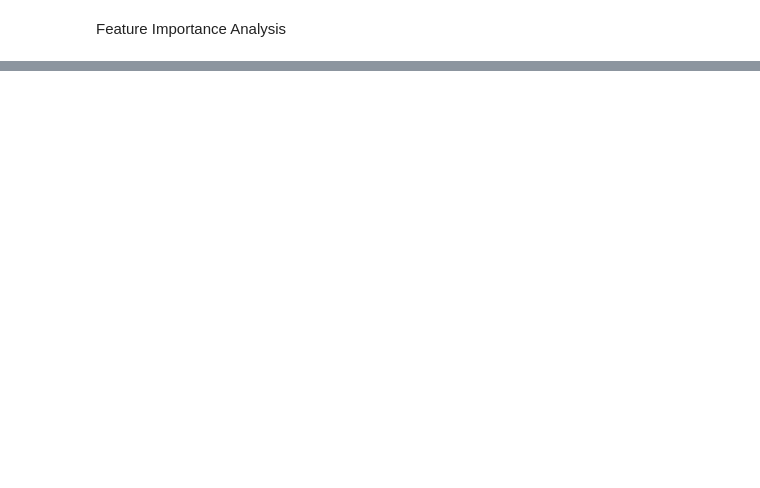
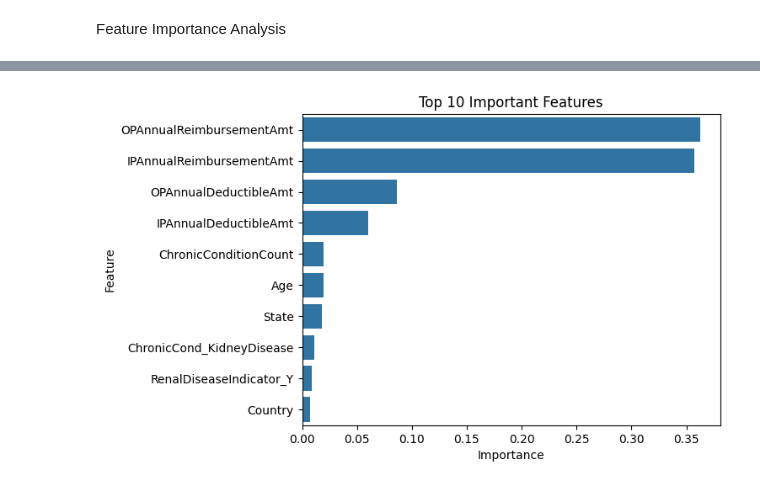
Before and after one commit to shivi13102/Healthcare-Fraud-Provider-Detection-Analysis, a Jupyter notebook: DataModeling.ipynb, the cells around one changed output, grey strips where cells are left out. Saved outputs shown, nothing was run; the diff lists cells and outputs as text; code cells hidden in the pictures; blank space fills up the shorter version.

```diff
--- a/DataModeling.ipynb
+++ b/DataModeling.ipynb
@@ -242,0 +242,3 @@ Cost-Benefit Analysis:
+# %%
+# Load the final data
+test_beneficiary= pd.read_excel('/content/drive/My Drive/FDS PROJECT/Final_data/test_bene_final_data.xlsx')
@@ -242,0 +369,13 @@ Cost-Benefit Analysis:
+# %%
+# Feature Importance from Random Forest
+importances = rf_model.feature_importances_
+feature_names = X.columns
+feature_importance = pd.DataFrame({'Feature': feature_names, 'Importance': importances})
+feature_importance = feature_importance.sort_values(by='Importance', ascending=False)
+
+# Plotting feature importance
+sns.barplot(x='Importance', y='Feature', data=feature_importance.head(10))
+plt.title("Top 10 Important Features")
+plt.show()
+# %% [output]
+[figure, added]
```
Also changed, not shown: parts of 10 cells of this notebook.
